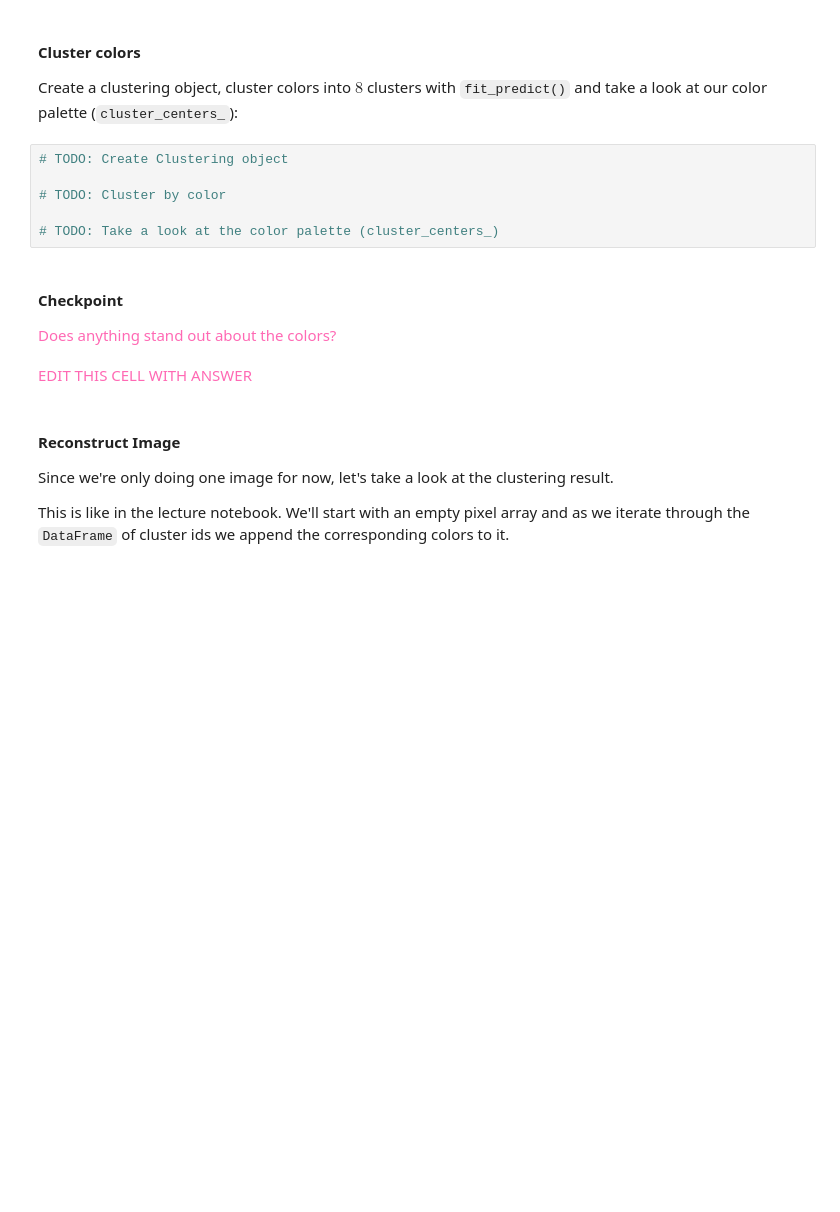
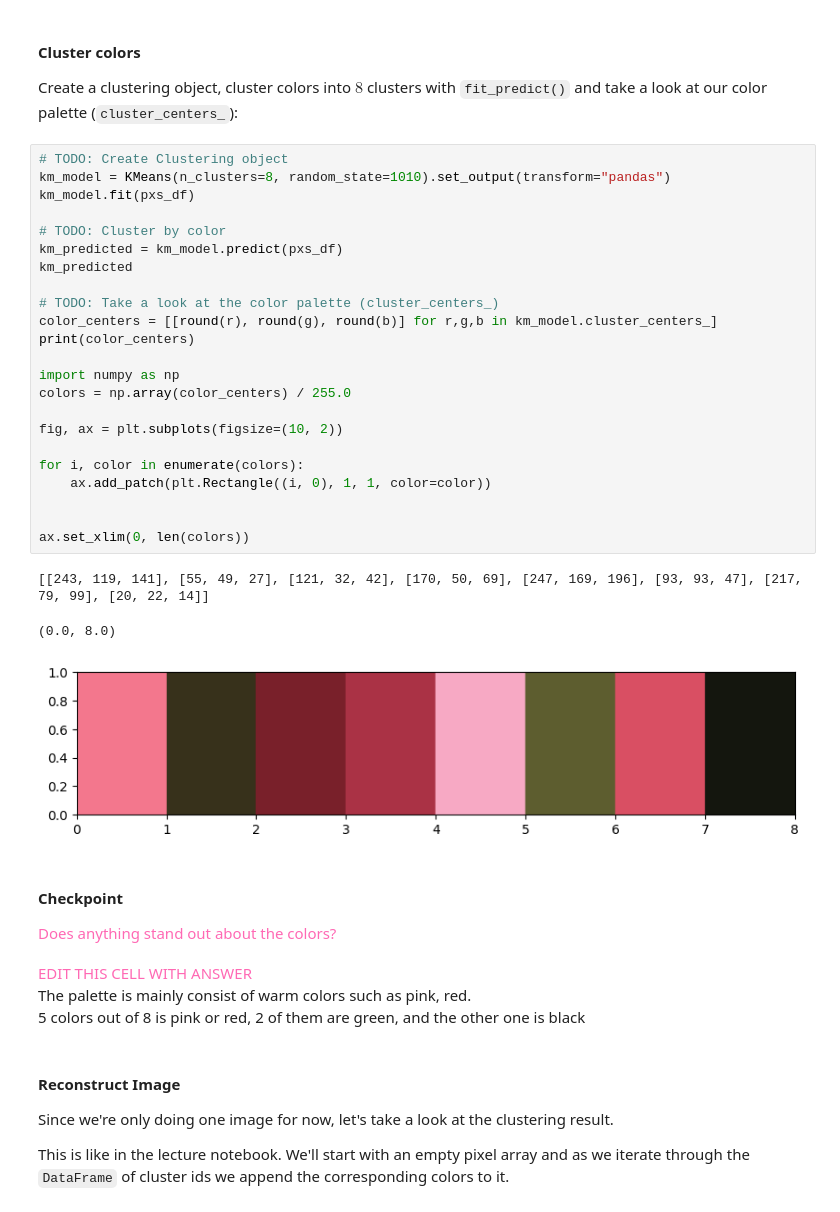
Before and after one commit to kaoriogawa-PSAM-5020-spring2026/Homework08, a Jupyter notebook: Homework08.ipynb, the cells around one changed output. Cells and saved outputs as stored; diff of their text form; blank space fills up the shorter version.

```diff
--- a/Homework08.ipynb
+++ b/Homework08.ipynb
@@ -406,20 +428,42 @@ pxs_df = pd.DataFrame(pxs, columns=["R", "G", "B"])
 #### Cluster colors
 
 Create a clustering object, cluster colors into $8$ clusters with `fit_predict()` and take a look at our color palette (`cluster_centers_`):
-# %%
-# TODO: Create Clustering object
-
-# TODO: Cluster by color
-
-# TODO: Take a look at the color palette (cluster_centers_)
+# %%
+# TODO: Create Clustering object
+km_model = KMeans(n_clusters=8, random_state=1010).set_output(transform="pandas")
+km_model.fit(pxs_df)
+
+# TODO: Cluster by color
+km_predicted = km_model.predict(pxs_df)
+km_predicted
+
+# TODO: Take a look at the color palette (cluster_centers_)
+color_centers = [[round(r), round(g), round(b)] for r,g,b in km_model.cluster_centers_]
+print(color_centers)
+
+import numpy as np
+colors = np.array(color_centers) / 255.0
+
+fig, ax = plt.subplots(figsize=(10, 2))
+
+for i, color in enumerate(colors):
+    ax.add_patch(plt.Rectangle((i, 0), 1, 1, color=color))
+
+
+ax.set_xlim(0, len(colors))
+# %% [output]
+[[243, 119, 141], [55, 49, 27], [121, 32, 42], [170, 50, 69], [247, 169, 196], [93, 93, 47], [217, 79, 99], [20, 22, 14]]
+(0.0, 8.0)
+[figure, added]
 # %% [markdown]
 #### Checkpoint
 
 <span style="color:hotpink;">
 Does anything stand out about the colors?
 </span>
-# %% [markdown]
-<span style="color:hotpink;">EDIT THIS CELL WITH ANSWER</span>
+# %% [markdown]
+<span style="color:hotpink;">EDIT THIS CELL WITH ANSWER</span><br>
+The palette is mainly consist of warm colors such as pink, red. <br>5 colors out of 8 is pink or red, 2 of them are green, and the other one is black
 # %% [markdown]
 #### Reconstruct Image
 
```
Also changed, not shown: parts of 6 cells of this notebook.
